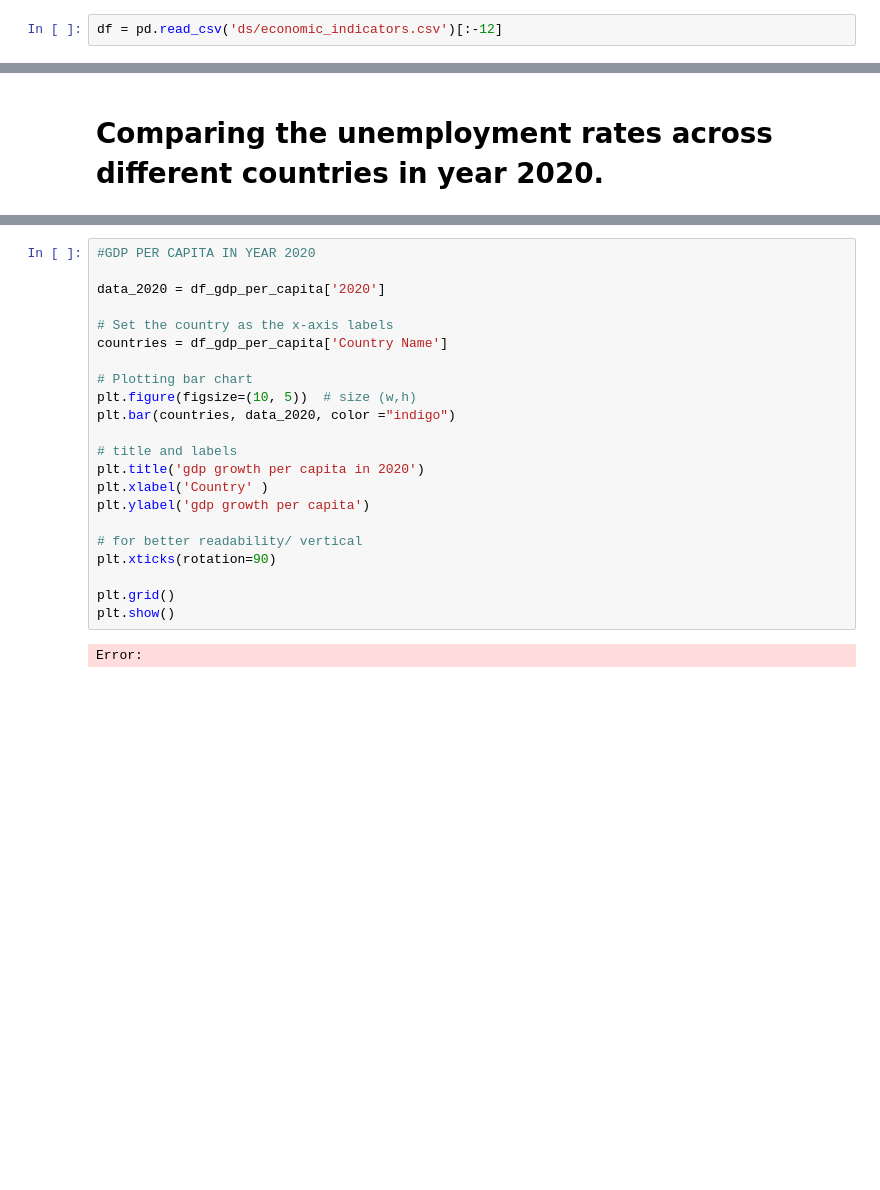
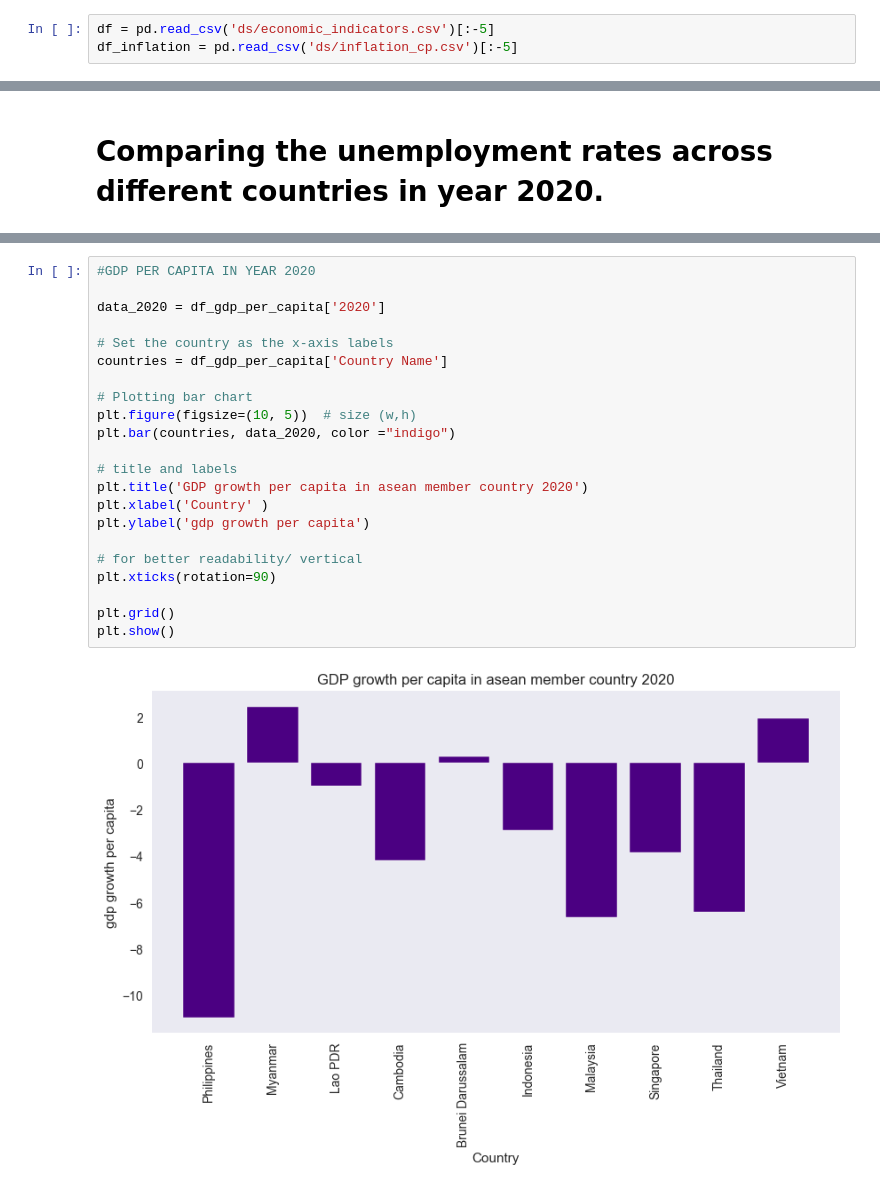
Before and after one commit to asiloprince/Economic-Indicators, a Jupyter notebook: unemployment_analysis.ipynb, the cells around one changed output, grey strips where cells are left out. Saved outputs shown, nothing was run; the diff lists cells and outputs as text; blank space fills up the shorter version.

```diff
--- a/unemployment_analysis.ipynb
+++ b/unemployment_analysis.ipynb
@@ -41,2 +13,3 @@ Error:
 # %%
-df = pd.read_csv('ds/economic_indicators.csv')[:-12]
+df = pd.read_csv('ds/economic_indicators.csv')[:-5]
+df_inflation = pd.read_csv('ds/inflation_cp.csv')[:-5]
@@ -229,27 +274,27 @@ Error:
 # %%
 #GDP PER CAPITA IN YEAR 2020
 
 data_2020 = df_gdp_per_capita['2020']
 
 # Set the country as the x-axis labels
 countries = df_gdp_per_capita['Country Name']
 
 # Plotting bar chart
 plt.figure(figsize=(10, 5))  # size (w,h)
 plt.bar(countries, data_2020, color ="indigo")
 
 # title and labels
-plt.title('gdp growth per capita in 2020')
+plt.title('GDP growth per capita in asean member country 2020')
 plt.xlabel('Country' )
 plt.ylabel('gdp growth per capita')
 
 # for better readability/ vertical
 plt.xticks(rotation=90)
 
 plt.grid()
 plt.show()
 # %% [output]
-Error:
+[figure, added]
 # %%
 years = df_gdp_per_capita.columns[4:]  # start from the 5th column year
 values = df_gdp_per_capita.loc[df_gdp_per_capita['Country Name'] == 'Philippines', years].values.flatten()
```
Also changed, not shown: parts of 52 cells of this notebook.
